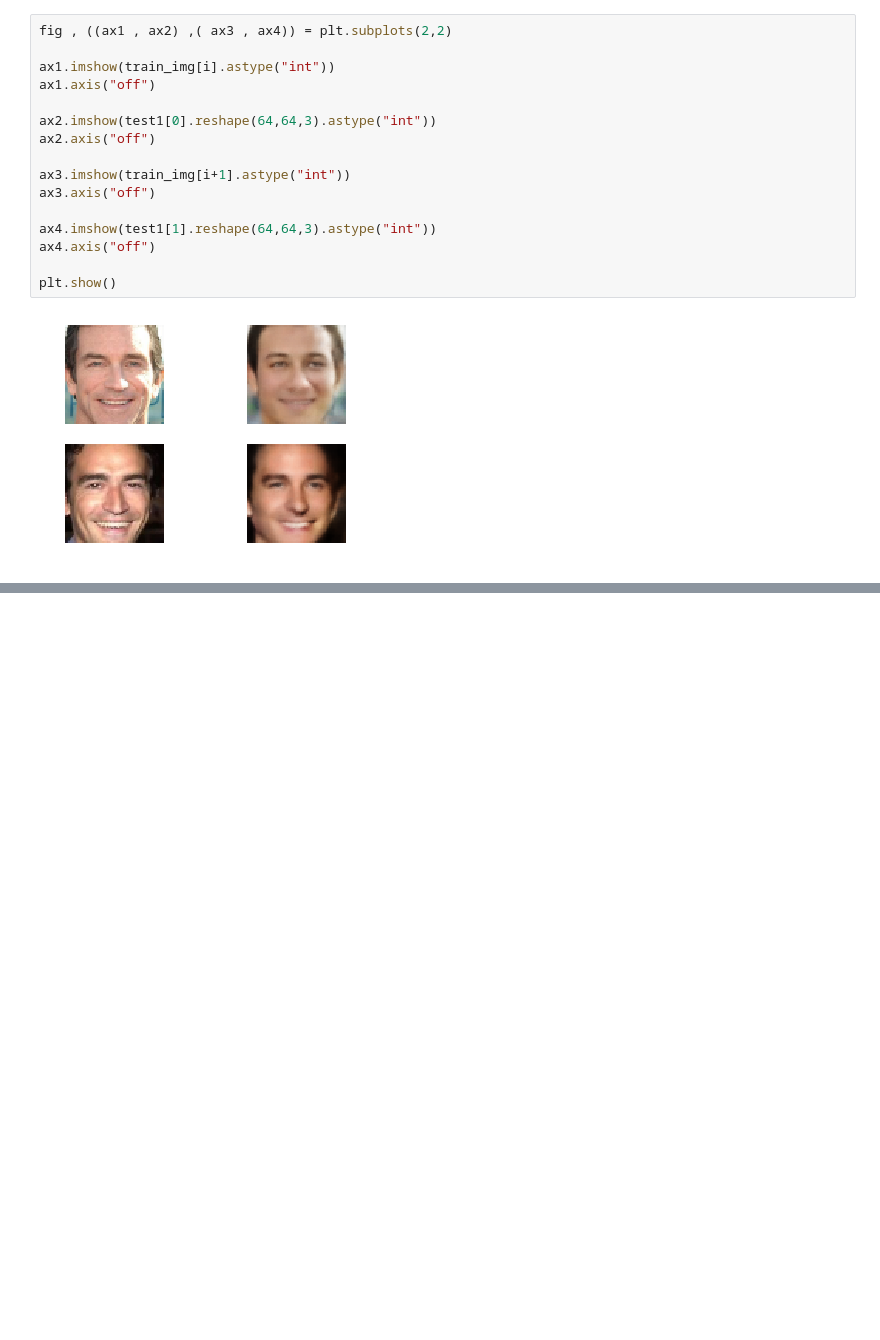
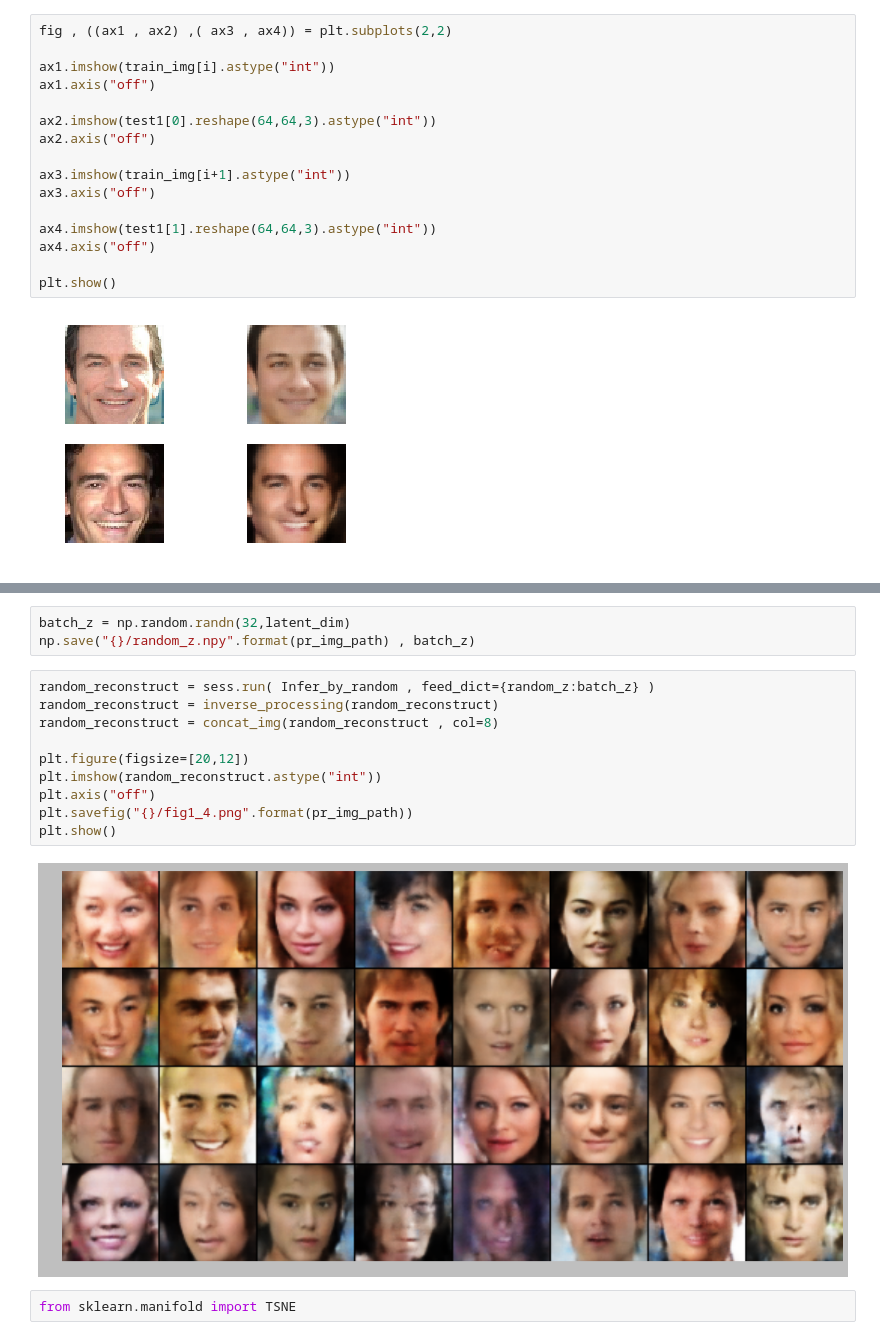
Before and after one commit to kaichunntu/DLCV2018SPRING, a Jupyter notebook: hw4/VAE-tf-ver0.ipynb, the cells around one changed output, grey strips where cells are left out. Cells and saved outputs as stored; diff of their text form; blank space fills up the shorter version.

```diff
--- a/hw4/VAE-tf-ver0.ipynb
+++ b/hw4/VAE-tf-ver0.ipynb
@@ -285,0 +344,17 @@ plt.imshow(inverse_processing(random_img.reshape(64,64,3)).astype("int"))
+# %%
+batch_z = np.random.randn(32,latent_dim)
+np.save("{}/random_z.npy".format(pr_img_path) , batch_z)
+# %%
+random_reconstruct = sess.run( Infer_by_random , feed_dict={random_z:batch_z} )
+random_reconstruct = inverse_processing(random_reconstruct)
+random_reconstruct = concat_img(random_reconstruct , col=8)
+
+plt.figure(figsize=[20,12])
+plt.imshow(random_reconstruct.astype("int"))
+plt.axis("off")
+plt.savefig("{}/fig1_4.png".format(pr_img_path))
+plt.show()
+# %% [output]
+[figure, added]
+# %%
+from sklearn.manifold import TSNE
```
Also changed, not shown: parts of 20 cells of this notebook, 2 other files.
